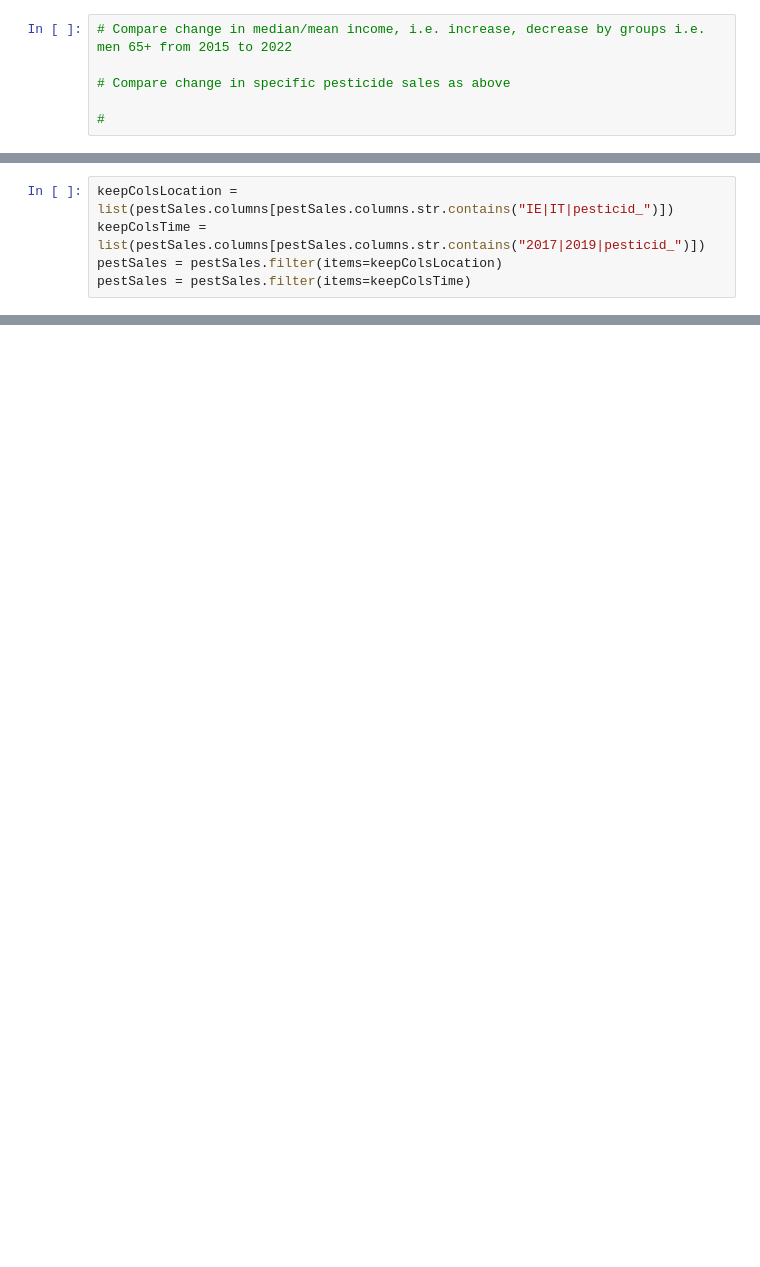
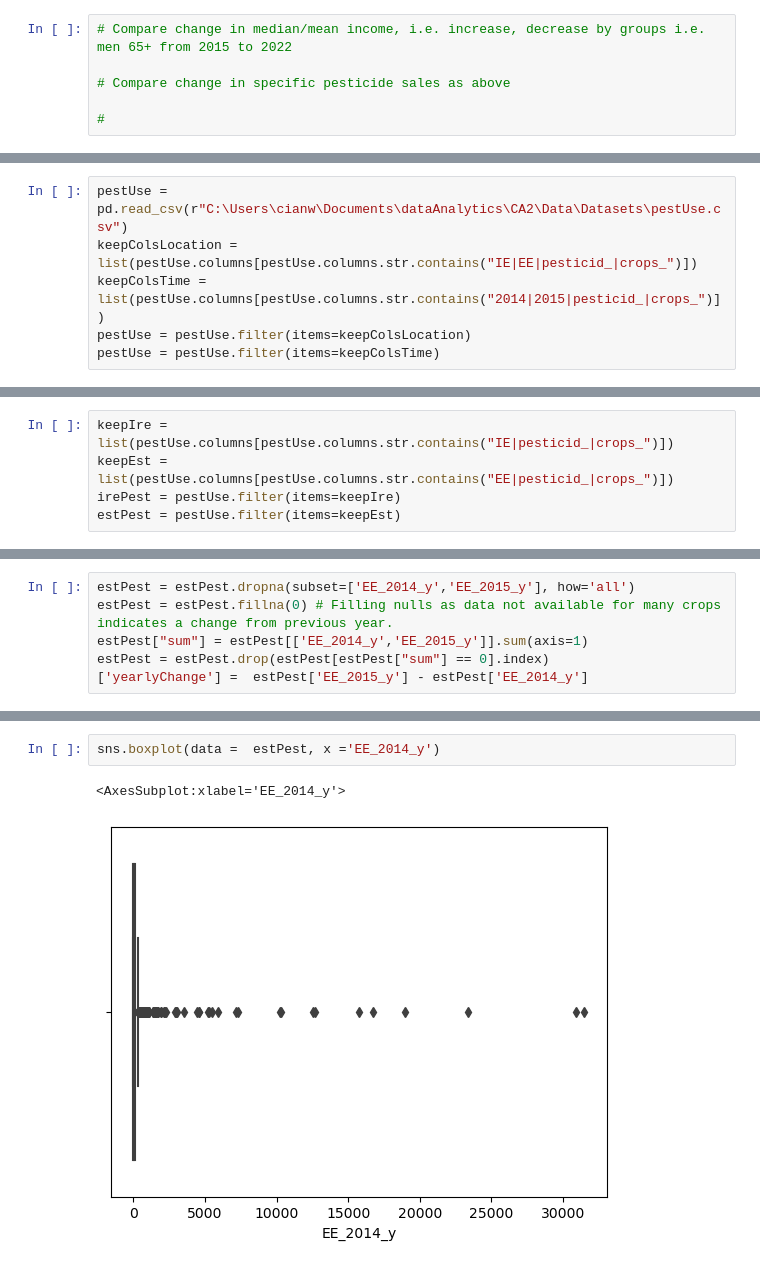
Before and after one commit to cianWalshA/CCT_DA_CA2_AGRI, a Jupyter notebook: Statistics.ipynb, the cells around one changed output, grey strips where cells are left out. Cells and saved outputs as stored; diff of their text form; blank space fills up the shorter version.

```diff
--- a/Statistics.ipynb
+++ b/Statistics.ipynb
@@ -15,5 +29,6 @@ pestSales = pd.read_csv(r"C:\Users\cianw\Documents\dataAnalytics\CA2\Data\Datase
 # %%
-keepColsLocation = list(pestSales.columns[pestSales.columns.str.contains("IE|IT|pesticid_")])
-keepColsTime = list(pestSales.columns[pestSales.columns.str.contains("2017|2019|pesticid_")])
-pestSales = pestSales.filter(items=keepColsLocation)
-pestSales = pestSales.filter(items=keepColsTime)
+pestUse = pd.read_csv(r"C:\Users\cianw\Documents\dataAnalytics\CA2\Data\Datasets\pestUse.csv")
+keepColsLocation = list(pestUse.columns[pestUse.columns.str.contains("IE|EE|pesticid_|crops_")])
+keepColsTime = list(pestUse.columns[pestUse.columns.str.contains("2014|2015|pesticid_|crops_")])
+pestUse = pestUse.filter(items=keepColsLocation)
+pestUse = pestUse.filter(items=keepColsTime)
@@ -39,0 +45,5 @@ pestSales
+# %%
+keepIre = list(pestUse.columns[pestUse.columns.str.contains("IE|pesticid_|crops_")])
+keepEst = list(pestUse.columns[pestUse.columns.str.contains("EE|pesticid_|crops_")])
+irePest = pestUse.filter(items=keepIre)
+estPest = pestUse.filter(items=keepEst)
@@ -39,0 +80,6 @@ pestSales
+# %%
+estPest = estPest.dropna(subset=['EE_2014_y','EE_2015_y'], how='all')
+estPest = estPest.fillna(0) # Filling nulls as data not available for many crops indicates a change from previous year.
+estPest["sum"] = estPest[['EE_2014_y','EE_2015_y']].sum(axis=1)
+estPest = estPest.drop(estPest[estPest["sum"] == 0].index)
+['yearlyChange'] =  estPest['EE_2015_y'] - estPest['EE_2014_y']
@@ -39,0 +105,5 @@ pestSales
+# %%
+sns.boxplot(data =  estPest, x ='EE_2014_y')
+# %% [output]
+<AxesSubplot:xlabel='EE_2014_y'>
+[figure, added]
```
Also changed, not shown: parts of 10 cells of this notebook, 1 other file.
